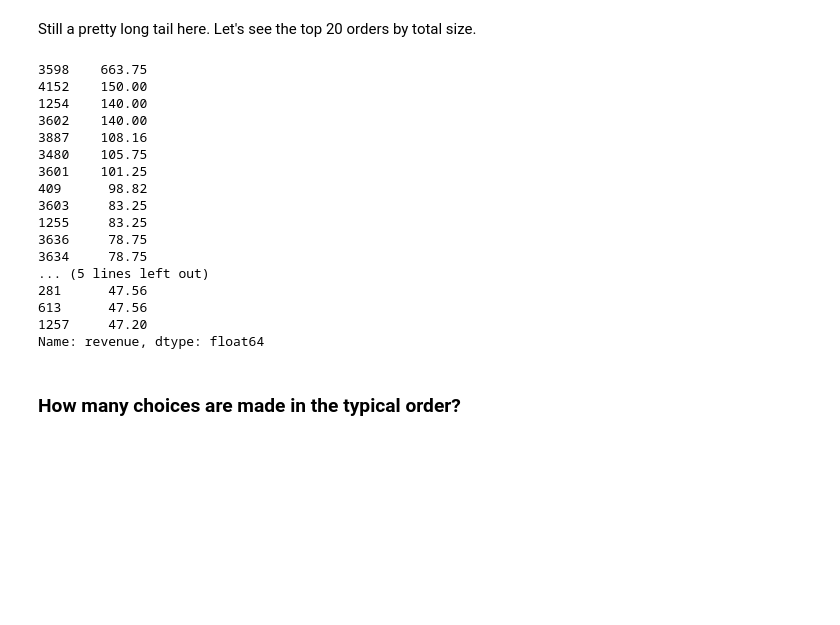
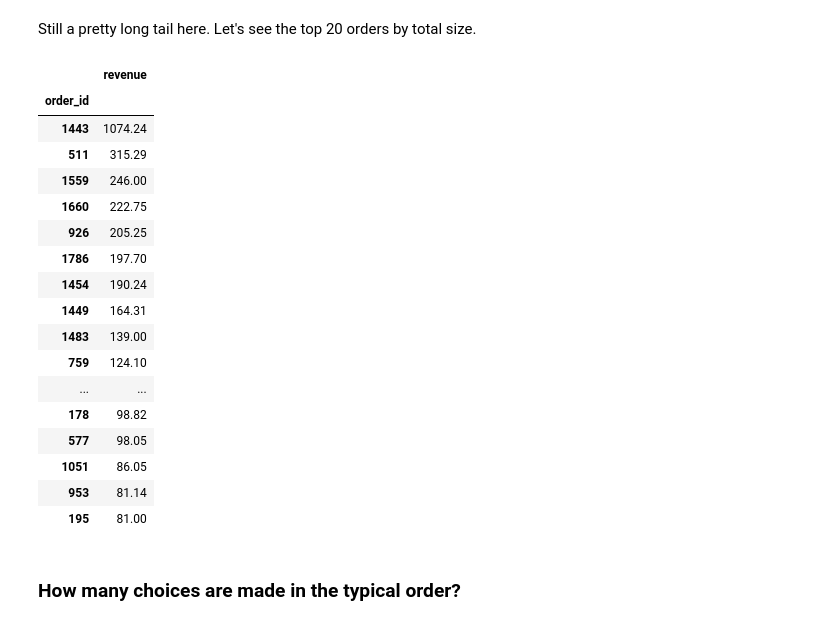
Before and after one commit to gagejustins/chipotle, a Jupyter notebook: chipotleExploration.ipynb, the cells around one changed output. Drawn from its saved outputs; the diff is of its cells as text; code cells hidden in the pictures; blank space fills up the shorter version.

Commit message:
Fixed groupby issue with top orders by revenue

```diff
--- a/chipotleExploration.ipynb
+++ b/chipotleExploration.ipynb
@@ -89,25 +89,26 @@ plt.xlabel('Price')
 # %% [markdown]
 Still a pretty long tail here. Let's see the top 20 orders by total size.
 # %%
-chipo['revenue'].sort_values(ascending=False).head(20)
+chipo.groupby('order_id').agg({'revenue': np.sum}).sort_values('revenue', ascending=False).head(20)
 # %% [output]
-3598    663.75
-4152    150.00
-1254    140.00
-3602    140.00
-3887    108.16
-3480    105.75
-3601    101.25
-409      98.82
-3603     83.25
-1255     83.25
-3636     78.75
-3634     78.75
-... (5 lines left out)
-281      47.56
-613      47.56
-1257     47.20
-Name: revenue, dtype: float64
+|  | revenue |
+| order_id |  |
+| 1443 | 1074.24 |
+| 511 | 315.29 |
+| 1559 | 246.00 |
+| 1660 | 222.75 |
+| 926 | 205.25 |
+| 1786 | 197.70 |
+| 1454 | 190.24 |
+| 1449 | 164.31 |
+| 1483 | 139.00 |
+| 759 | 124.10 |
+| ... | ... |
+| 178 | 98.82 |
+| 577 | 98.05 |
+| 1051 | 86.05 |
+| 953 | 81.14 |
+| 195 | 81.00 |
 # %% [markdown]
 ### How many choices are made in the typical order?
 # %%
```
Also changed, not shown: parts of 1 cell of this notebook.
